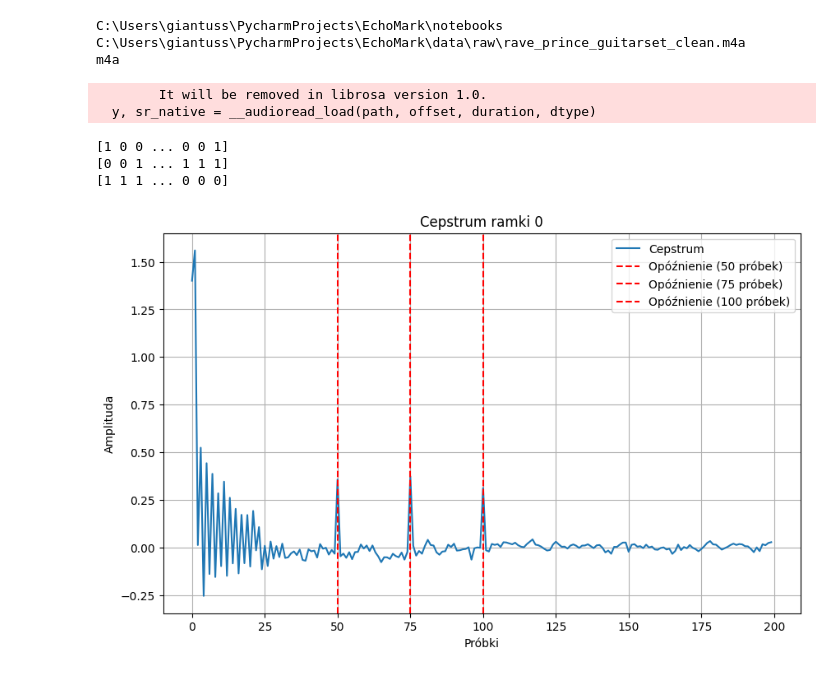
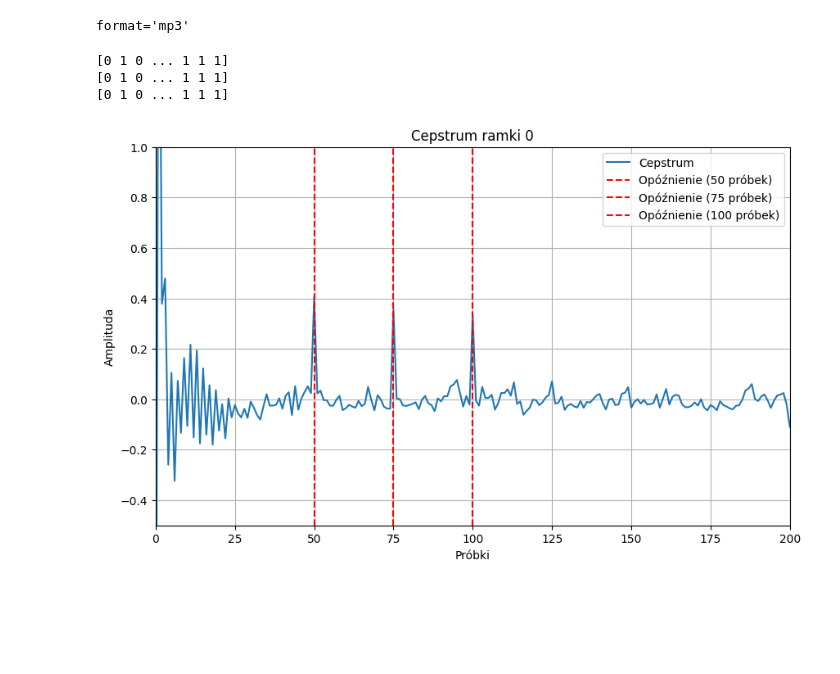
Before and after one commit to Cezym/EchoMark, a Jupyter notebook: notebooks/02_cd_hidden_echoes.ipynb, the cells around one changed output. Saved outputs shown, nothing was run; the diff lists cells and outputs as text; code cells hidden in the pictures; blank space fills up the shorter version.

```diff
--- a/notebooks/02_cd_hidden_echoes.ipynb
+++ b/notebooks/02_cd_hidden_echoes.ipynb
@@ -6,28 +6,22 @@ import os
 import matplotlib.pyplot as plt
 from pydub import AudioSegment
 
-rel_path_to_guitar = r"..\data\raw\rave_prince_guitarset_clean.m4a"
+rel_path_to_audio = r"..\data\0_raw\prince.mp3"
 
-path_to_guitar = os.path.normpath(os.path.join(os.getcwd(), rel_path_to_guitar))
-print(os.getcwd())
+path_to_audio = os.path.normpath(os.path.join(os.getcwd(), rel_path_to_audio))
 
-print(path_to_guitar)
-format = os.path.splitext(path_to_guitar)[-1].lower().lstrip(".")
-print(format)
-audio = AudioSegment.from_file(path_to_guitar, format=format)
+format = os.path.splitext(path_to_audio)[-1].lower().lstrip(".")
+print(f"{format=}")
+audio = AudioSegment.from_file(path_to_audio, format=format)
 
 # Pobierz dane audio jako tablicę NumPy
 data = np.array(audio.get_array_of_samples())
 
 # Pobierz częstotliwość próbkowania
 sr = audio.frame_rate
-data, sr = librosa.load(path_to_guitar)
+data, sr = librosa.load(path_to_audio)
 # %% [output]
-C:\Users\giantuss\PycharmProjects\EchoMark\notebooks
-C:\Users\giantuss\PycharmProjects\EchoMark\data\raw\rave_prince_guitarset_clean.m4a
-m4a
+format='mp3'
-        It will be removed in librosa version 1.0.
-  y, sr_native = __audioread_load(path, offset, duration, dtype)
 # %%
 def add_echo_to_audio(data, alpha, delta, generate_keys=False, seed=None):
     """Dodaje echo do sygnału audio.
@@ -125,52 +119,39 @@ alpha = 0.4
 output_with_echo = data
 deltas = [50, 75, 100]
 for delta in deltas:
-    output_with_echo = add_echo_to_audio(output_with_echo, alpha, delta, generate_keys=True)
+    output_with_echo = add_echo_to_audio(output_with_echo, alpha, delta, generate_keys=True, seed=9722)
 # %% [output]
-[1 0 0 ... 0 0 1]
-[0 0 1 ... 1 1 1]
-[1 1 1 ... 0 0 0]
+[0 1 0 ... 1 1 1]
+[0 1 0 ... 1 1 1]
+[0 1 0 ... 1 1 1]
 # %%
 #sd.play(output, sr)
 #sd.wait()
 # %%
 signal = output_with_echo
 
-frame_index=0
-frame_length=len(signal)
 log_floor=0.00001
-if len(signal) < frame_length:
-    print("Sygnał za krótki dla ramki")
-    exit(1)
-if frame_index * frame_length >= len(signal):
-    print("Nieprawidłowy indeks ramki")
-    exit(1)
-
-# Wybierz ramkę
-start = frame_index * int(frame_length * 0.5)  # Przesunięcie z nakładaniem 50%
-frame = signal[start:start + frame_length]
-if len(frame) < frame_length:
-    print("Za mało próbek w ramce")
-    exit(1)
 
 # Oblicz cepstrum
 cepstrum = np.fft.ifft(np.log(np.abs(np.fft.fft(frame))**2 + log_floor)).real
 
 detected_deltas = []
-start = 25
+start = 26
 for i, p in enumerate(cepstrum[start:200]):
     if p > 0.1:
         detected_deltas.append(i+start)
 
 plt.figure(figsize=(10, 6))
-plt.plot(cepstrum[:200], label="Cepstrum")
+plt.plot(cepstrum, label="Cepstrum")
 for delta in detected_deltas:
     plt.axvline(x=delta, color='r', linestyle='--', label=f"Opóźnienie ({delta} próbek)")
 plt.title(f"Cepstrum ramki {frame_index}")
 plt.xlabel("Próbki")
 plt.ylabel("Amplituda")
+plt.xlim(0,200)
+plt.ylim(-0.5, 1)
 plt.legend()
 plt.grid(True)
 plt.show()
 # %% [output]
-[figure, old version]
+[figure, new version]
```
Also changed, not shown: 4 other files.
